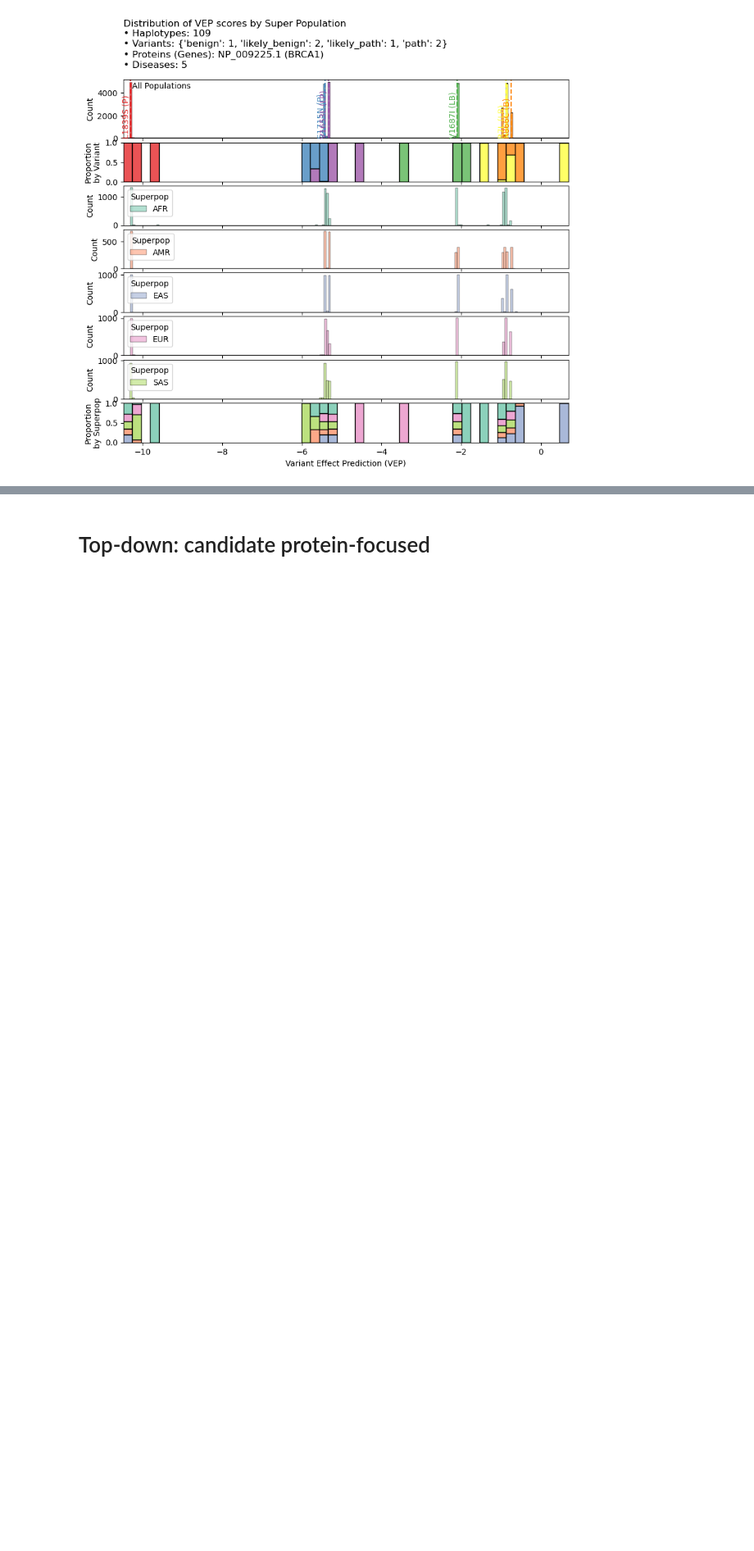
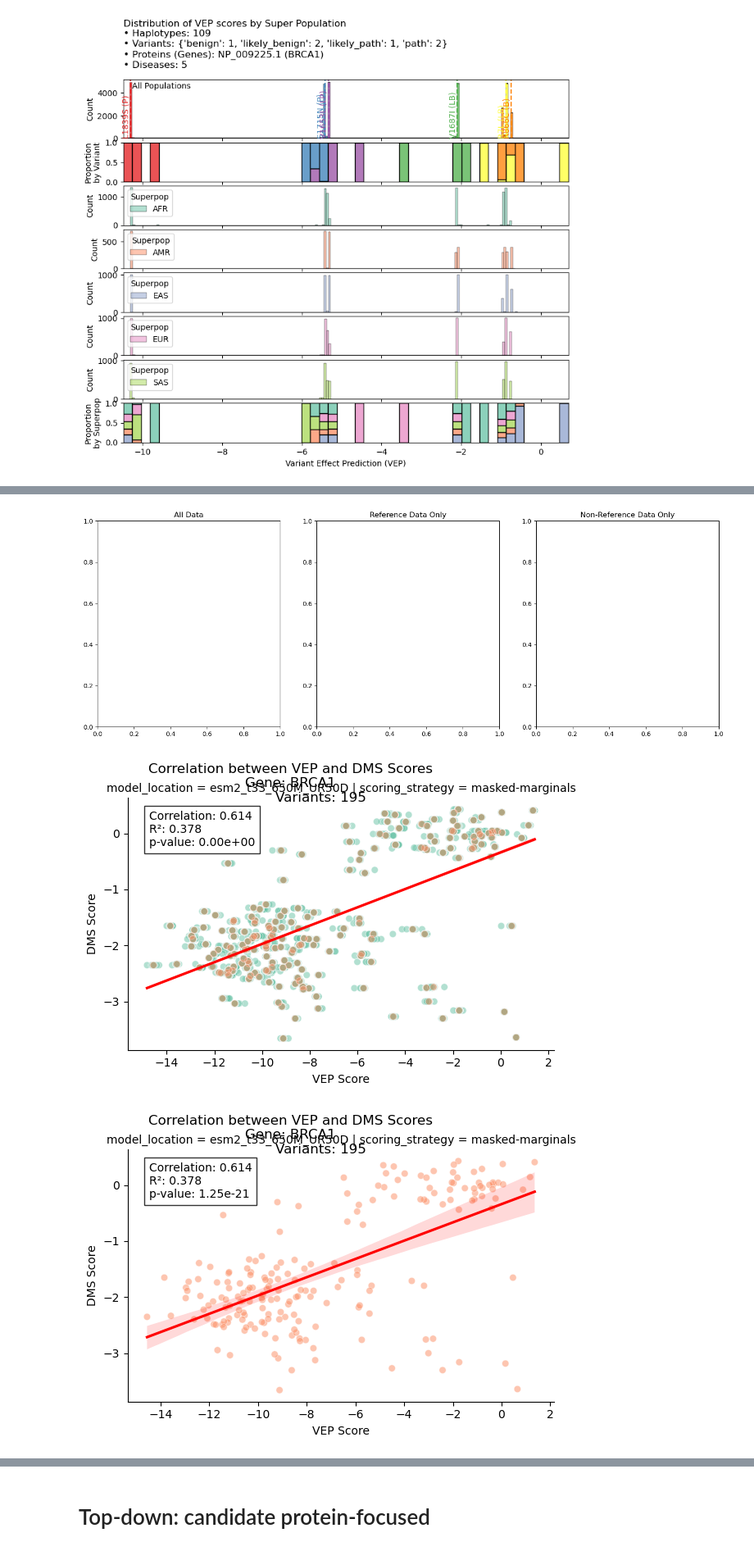
Before and after one commit to bschilder/VEP_protein, a Jupyter notebook: notebooks/VEP_case_studies.ipynb, the cells around one changed output, grey strips where cells are left out. Shown at 82% size. Cells and saved outputs as stored; diff of their text form; code cells hidden in the pictures; blank space fills up the shorter version.

```diff
--- a/notebooks/VEP_case_studies.ipynb
+++ b/notebooks/VEP_case_studies.ipynb
@@ -301,0 +278,6 @@ Percentage of population-specific haplotypes: 80.73%
+# %%
+dms_files = pg.merge_resources(keys=['DMS_ProteinGym_substitutions.zip'],
+                                map_ids=False)
+dms_files['gene'] = dms_files["protein"].str.split("_").str[0]
+print(dms_files.shape)
+dms_files.head()
@@ -301,0 +292,5 @@ Percentage of population-specific haplotypes: 80.73%
+# %%
+sorted(dms_files["gene"].unique())
+dms_brca1 = pd.concat([pd.read_csv(f).assign(source_file=f) for f in dms_files.loc[dms_files["gene"]=="BRCA1"].source_file])
+dms_brca1.head()
+### Top Oak 2020 variants
@@ -301,0 +304,7 @@ Percentage of population-specific haplotypes: 80.73%
+# %%
+vep_brca1 = va.merge_vep(
+    # scoring_strategy=["masked-marginals"],
+    vep_files=vep_files.loc[vep_files['protein']=='NP_009225.1']
+)
+vep_brca1 = vep_df.loc[vep_df["GENEINFO"].str.contains("BRCA1")].merge(dms_brca1, on="mutant", how="inner")
+vep_brca1.head()
@@ -301,0 +325,30 @@ Percentage of population-specific haplotypes: 80.73%
+# %%
+
+import matplotlib.pyplot as plt
+
+# Create figure with 3 subplots
+fig, axes = plt.subplots(1, 3, figsize=(18, 6))
+cmap = utils.make_palette(vep_brca1["is_ref"].unique().tolist(),
+                                     palette="Set2")
+# Plot all data
+va.plot_vep_dms_correlation(vep_brca1, ax=axes[0], cmap=cmap)
+axes[0].set_title("All Data")
+
+# Plot reference data only
+ref_data = vep_brca1[vep_brca1['is_ref'] == True]
+va.plot_vep_dms_correlation(ref_data, ax=axes[1], cmap=cmap)
+axes[1].set_title("Reference Data Only")
+
+# Plot non-reference data only
+non_ref_data = vep_brca1[vep_brca1['is_ref'] == False]
+non_ref_data  = non_ref_data.groupby(["model_location","scoring_strategy","GENEINFO","mutant"]).agg({"VEP": "mean", "DMS_score": "mean"}).sort_values("VEP", ascending=False).reset_index()
+non_ref_data["is_ref"] = False
+va.plot_vep_dms_correlation(non_ref_data, ax=axes[2], cmap=cmap)
+axes[2].set_title("Non-Reference Data Only")
+
+plt.tight_layout()
+plt.show()
+# %% [output]
+[figure, added]
+[figure, added]
+[figure, added]
```
Also changed, not shown: parts of 32 cells of this notebook, 11 other files.
